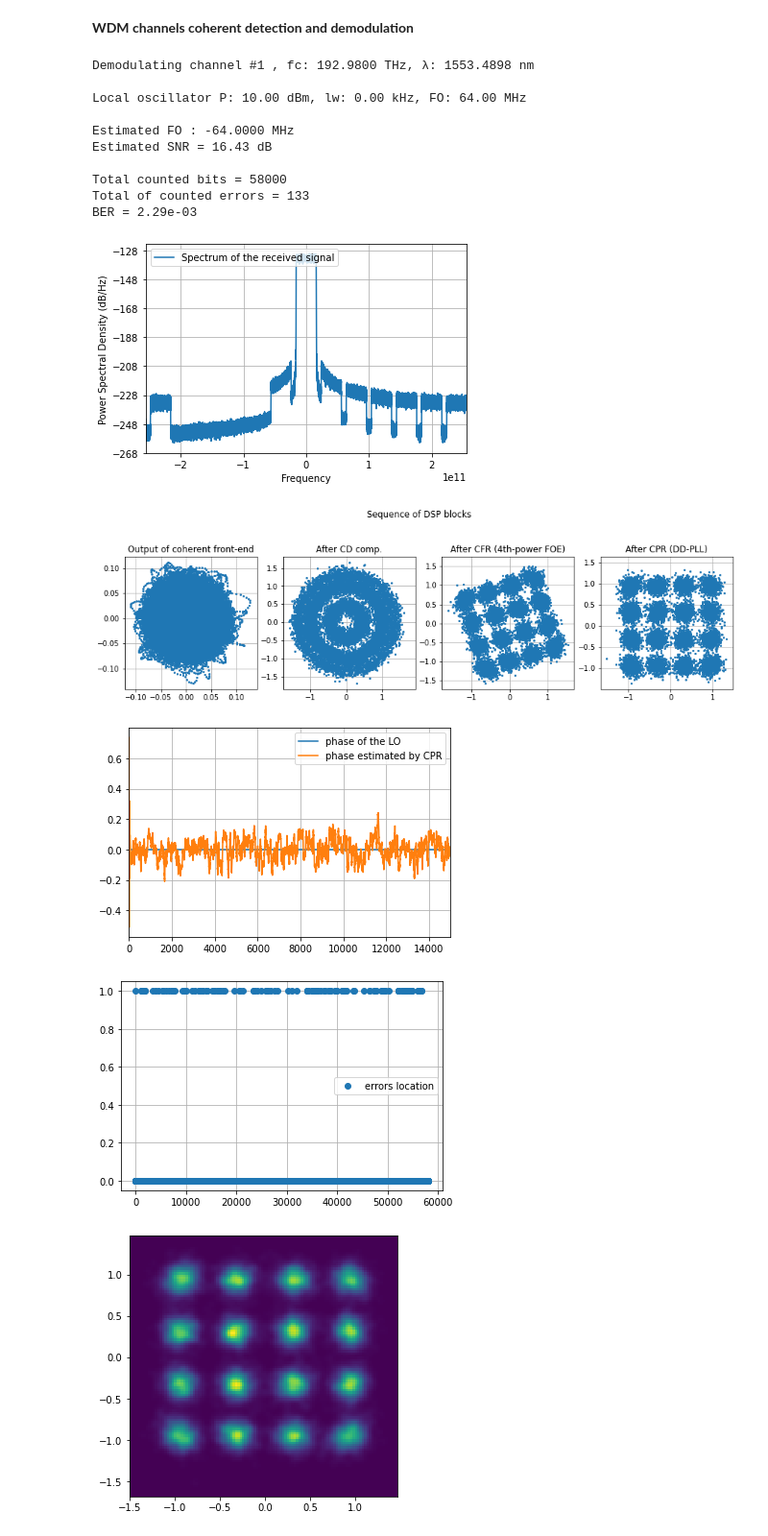
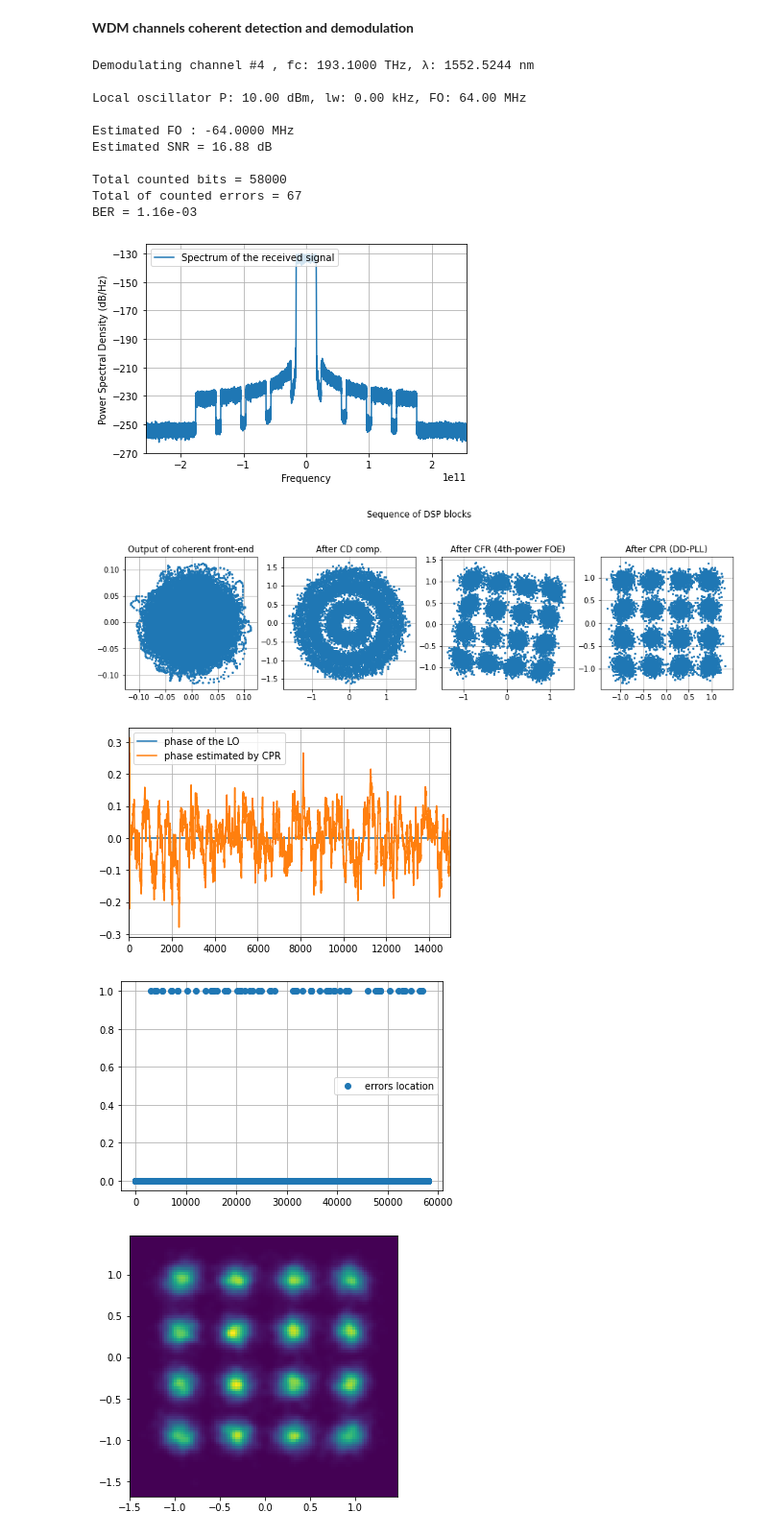
Before and after one commit to edsonportosilva/OptiCommPy, a Jupyter notebook: jupyter notebooks/Coherent WDM systems.ipynb, the cells around one changed output. Shown at 96% size. Cells and saved outputs as stored; diff of their text form; code cells hidden in the pictures.

```diff
--- a/jupyter notebooks/Coherent WDM systems.ipynb
+++ b/jupyter notebooks/Coherent WDM systems.ipynb
@@ -457,7 +457,7 @@ plt.title('optical WDM spectrum');
 ### Receiver
 
 # parameters
-chIndex  = 1    # index of the channel to be demodulated
+chIndex  = 4    # index of the channel to be demodulated
 polIndex = 0
 plotPSD  = True
 
@@ -597,41 +597,41 @@ ax4.axis('square')
 ax4.title.set_text('After CPR (DD-PLL)')
 ax4.grid()
 
 # estimate SNR of the received constellation
 SNR = signal_power(symbTx[ind])/signal_power(sigRx[ind]-symbTx[ind])
 
 # hard decision demodulation of the received symbols
 bitsRx = mod.demodulate(np.sqrt(mod.Es)*sigRx, demod_type = 'hard')
 bitsTx = mod.demodulate(np.sqrt(mod.Es)*symbTx, demod_type = 'hard')
 
 err = np.logical_xor(bitsRx[discard:bitsRx.size-discard],
                      bitsTx[discard:bitsTx.size-discard])
 BER = np.mean(err)
 
 print('Estimated SNR = %.2f dB \n'%(10*np.log10(SNR)))
 print('Total counted bits = %d  '%(err.size))
 print('Total of counted errors = %d  '%(err.sum()))
 print('BER = %.2e  '%(BER))
 
 plt.figure()
 plt.plot(err,'o', label = 'errors location')
 plt.legend()
 plt.grid()
 # %% [output]
-Demodulating channel #1 , fc: 192.9800 THz, λ: 1553.4898 nm
+Demodulating channel #4 , fc: 193.1000 THz, λ: 1552.5244 nm
 
 Local oscillator P: 10.00 dBm, lw: 0.00 kHz, FO: 64.00 MHz
 
 Estimated FO : -64.0000 MHz
-Estimated SNR = 16.43 dB
+Estimated SNR = 16.88 dB
 
 Total counted bits = 58000
-Total of counted errors = 133
-BER = 2.29e-03
+Total of counted errors = 67
+BER = 1.16e-03
-[figure, old version]
+[figure, new version]
-[figure, old version]
+[figure, new version]
-[figure, old version]
+[figure, new version]
-[figure, old version]
+[figure, new version]
 # %%
 from scipy.stats.kde import gaussian_kde
 
```
Also changed, not shown: parts of 1 cell of this notebook, 1 other file.
